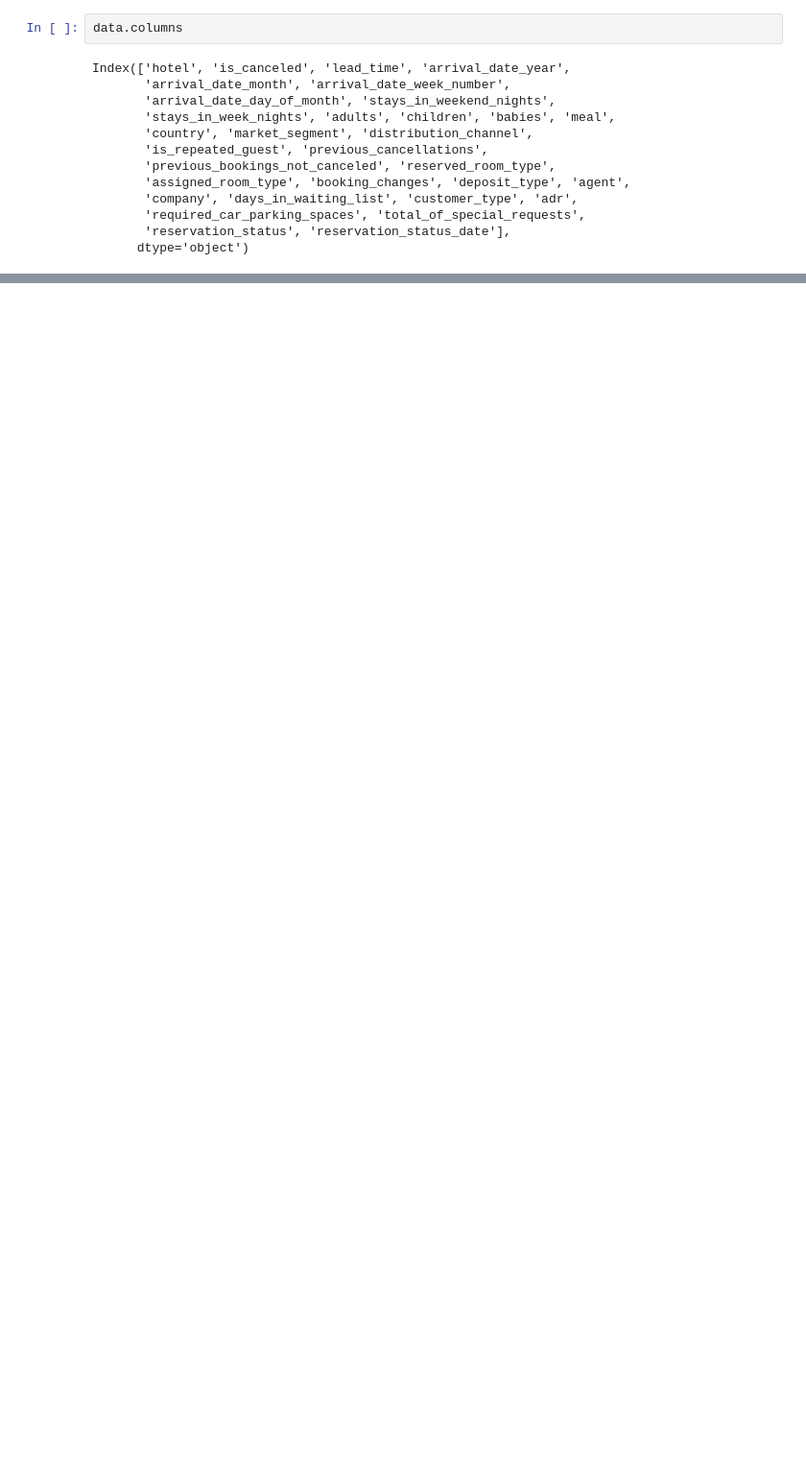
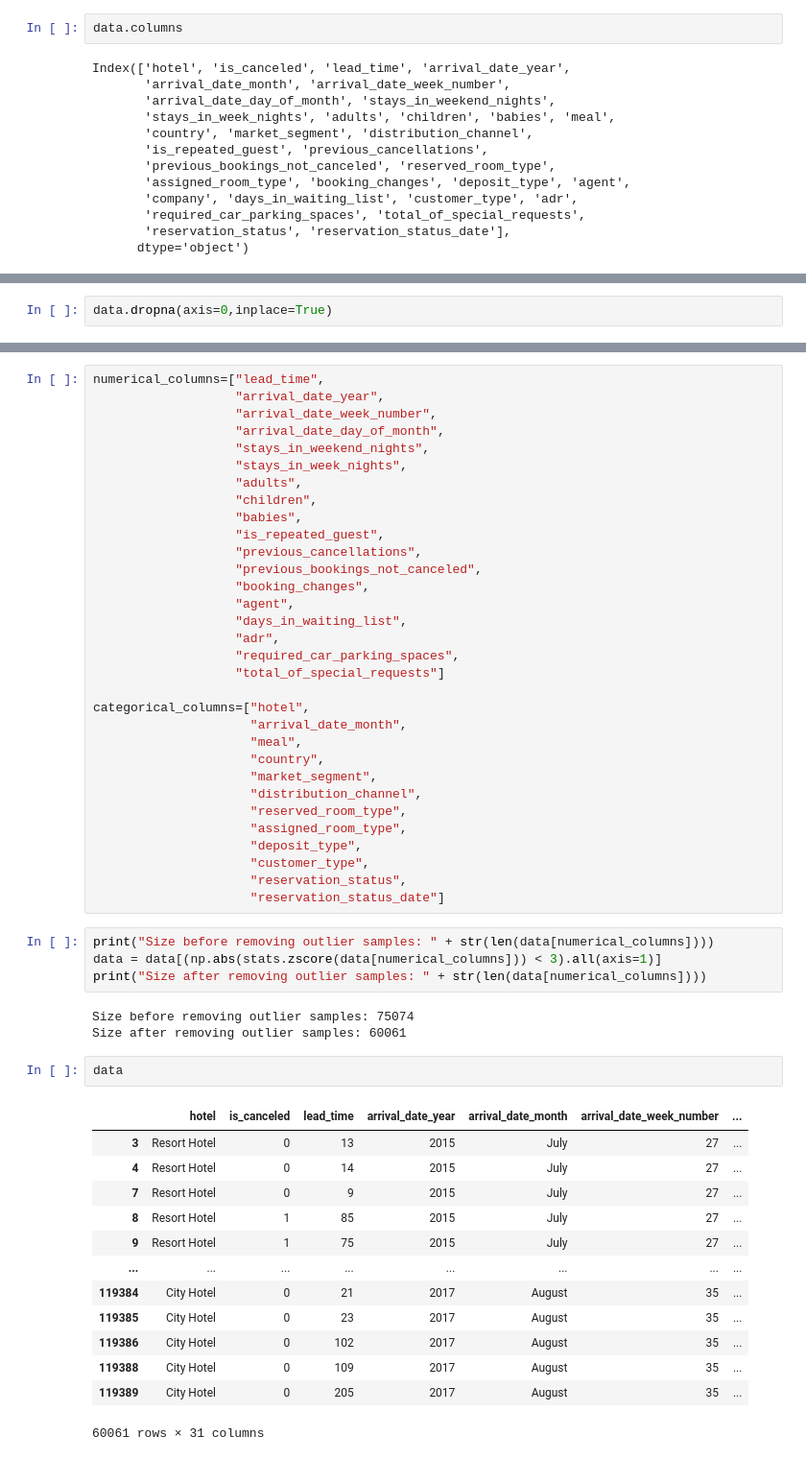
Before and after one commit to frktsc/hotel-booking, a Jupyter notebook: research.ipynb, the cells around one changed output, grey strips where cells are left out. Shown: that part at 96% size. Saved outputs shown, nothing was run; the diff lists cells and outputs as text; blank space fills up the shorter version.

```diff
--- a/research.ipynb
+++ b/research.ipynb
@@ -19,0 +116,2 @@ Index(['hotel', 'is_canceled', 'lead_time', 'arrival_date_year',
+# %%
+data.dropna(axis=0,inplace=True)
@@ -19,0 +158,55 @@ Index(['hotel', 'is_canceled', 'lead_time', 'arrival_date_year',
+# %%
+numerical_columns=["lead_time",
+                   "arrival_date_year",
+                   "arrival_date_week_number",
+                   "arrival_date_day_of_month",
+                   "stays_in_weekend_nights",
+                   "stays_in_week_nights",
+                   "adults",
+                   "children",
+                   "babies",
+                   "is_repeated_guest",
+                   "previous_cancellations",
+                   "previous_bookings_not_canceled",
+                   "booking_changes",
+                   "agent",
+                   "days_in_waiting_list",
+                   "adr",
+                   "required_car_parking_spaces",
+                   "total_of_special_requests"]
+
+categorical_columns=["hotel",
+                     "arrival_date_month",
+                     "meal",
+                     "country",
+                     "market_segment",
+                     "distribution_channel",
+                     "reserved_room_type",
+                     "assigned_room_type",
+                     "deposit_type",
+                     "customer_type",
+                     "reservation_status",
+                     "reservation_status_date"]
+# %%
+print("Size before removing outlier samples: " + str(len(data[numerical_columns])))
+data = data[(np.abs(stats.zscore(data[numerical_columns])) < 3).all(axis=1)]
+print("Size after removing outlier samples: " + str(len(data[numerical_columns])))
+# %% [output]
+Size before removing outlier samples: 75074
+Size after removing outlier samples: 60061
+# %%
+data
+# %% [output]
+|  | hotel | is_canceled | lead_time | arrival_date_year | arrival_date_month | arrival_date_week_number | ... |
+| 3 | Resort Hotel | 0 | 13 | 2015 | July | 27 | ... |
+| 4 | Resort Hotel | 0 | 14 | 2015 | July | 27 | ... |
+| 7 | Resort Hotel | 0 | 9 | 2015 | July | 27 | ... |
+| 8 | Resort Hotel | 1 | 85 | 2015 | July | 27 | ... |
+| 9 | Resort Hotel | 1 | 75 | 2015 | July | 27 | ... |
+| ... | ... | ... | ... | ... | ... | ... | ... |
+| 119384 | City Hotel | 0 | 21 | 2017 | August | 35 | ... |
+| 119385 | City Hotel | 0 | 23 | 2017 | August | 35 | ... |
+| 119386 | City Hotel | 0 | 102 | 2017 | August | 35 | ... |
+| 119388 | City Hotel | 0 | 109 | 2017 | August | 35 | ... |
+| 119389 | City Hotel | 0 | 205 | 2017 | August | 35 | ... |
+60061 rows × 31 columns
```
Also changed, not shown: parts of 15 cells of this notebook, 3 other files.
